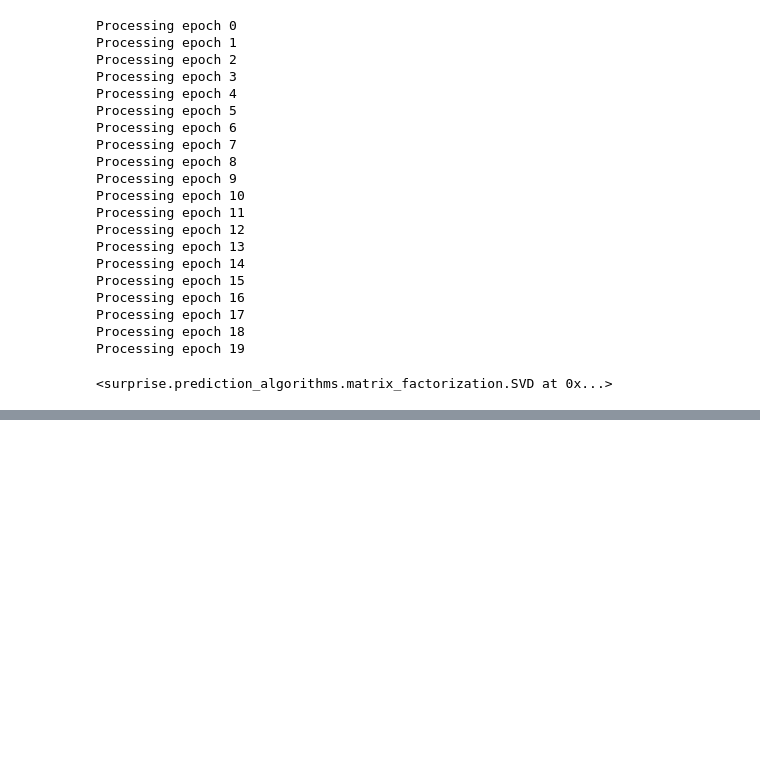
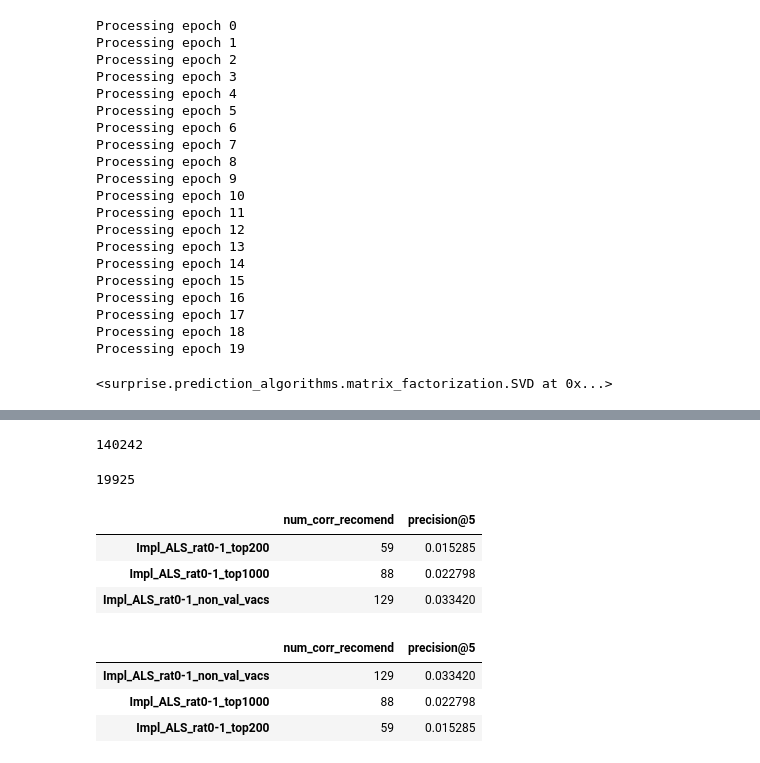
Before and after one commit to YurezSml/Hakaton2022, a Jupyter notebook: Models/Model_CookieID_RabotaRU.ipynb, the cells around one changed output, grey strips where cells are left out. Drawn from its saved outputs; the diff is of its cells as text; code cells hidden in the pictures; blank space fills up the shorter version.

```diff
--- a/Models/Model_CookieID_RabotaRU.ipynb
+++ b/Models/Model_CookieID_RabotaRU.ipynb
@@ -656,0 +651,50 @@ res_df
+# %%
+# Создание списка неактульных вакансий, с которомы давно не было взаимодействий
+# 78 973 вакансии не были провзаимодействованы за последние 2 недели рассматриваемого периода (prec = 0.031)
+# 99 046 вакансии не были провзаимодействованы за последнюю неделю (prec = 0.033)
+# 117 944 вакансии не были провзаимодействованы за последние 3 дня (prec = 0.036)
+# 127 405 вакансии не были провзаимодействованы за последние 2 дня (prec = 0.038)
+# 140 242 вакансии не были провзаимодействованы за последний 1 день - 0.04
+non_valid_vacs = []
+for vac, group in train_df.groupby('vacancy_id_'):
+    max_date = group['event_date'].max()
+    if max_date <= '2022-09-30':
+        non_valid_vacs.append(vac)
+len(non_valid_vacs)
+# %% [output]
+140242
+# %%
+valid_vacs = train_matrix[~train_matrix['vacancy_id_'].isin(non_valid_vacs)]['vacancy_id_'].unique()
+len(valid_vacs)
+# %% [output]
+19925
+# %%
+# Задаем словари с моделями и датасетами чтобы перебрать их все
+
+models_dict = {
+    'Impl_ALS_rat0-1': [Impl_ALS_0_1, 'implicit', Impl_0_1_set]
+}
+
+set_dict = {
+    'top200': top200vac,
+    'top1000': top1000vac,
+    'non_val_vacs': valid_vacs
+}
+# %%
+n_pred = 5
+
+res_df = get_res_df(models_dict, set_dict, n_predict = n_pred)
+res_df
+# %% [output]
+|  | num_corr_recomend | precision@5 |
+| Impl_ALS_rat0-1_top200 | 59 | 0.015285 |
+| Impl_ALS_rat0-1_top1000 | 88 | 0.022798 |
+| Impl_ALS_rat0-1_non_val_vacs | 129 | 0.033420 |
+# %%
+pd.set_option('display.max_rows', None)
+res_df.sort_values(by=['precision@5'], ascending=False)
+# %% [output]
+|  | num_corr_recomend | precision@5 |
+| Impl_ALS_rat0-1_non_val_vacs | 129 | 0.033420 |
+| Impl_ALS_rat0-1_top1000 | 88 | 0.022798 |
+| Impl_ALS_rat0-1_top200 | 59 | 0.015285 |
```
Also changed, not shown: parts of 15 cells of this notebook.
